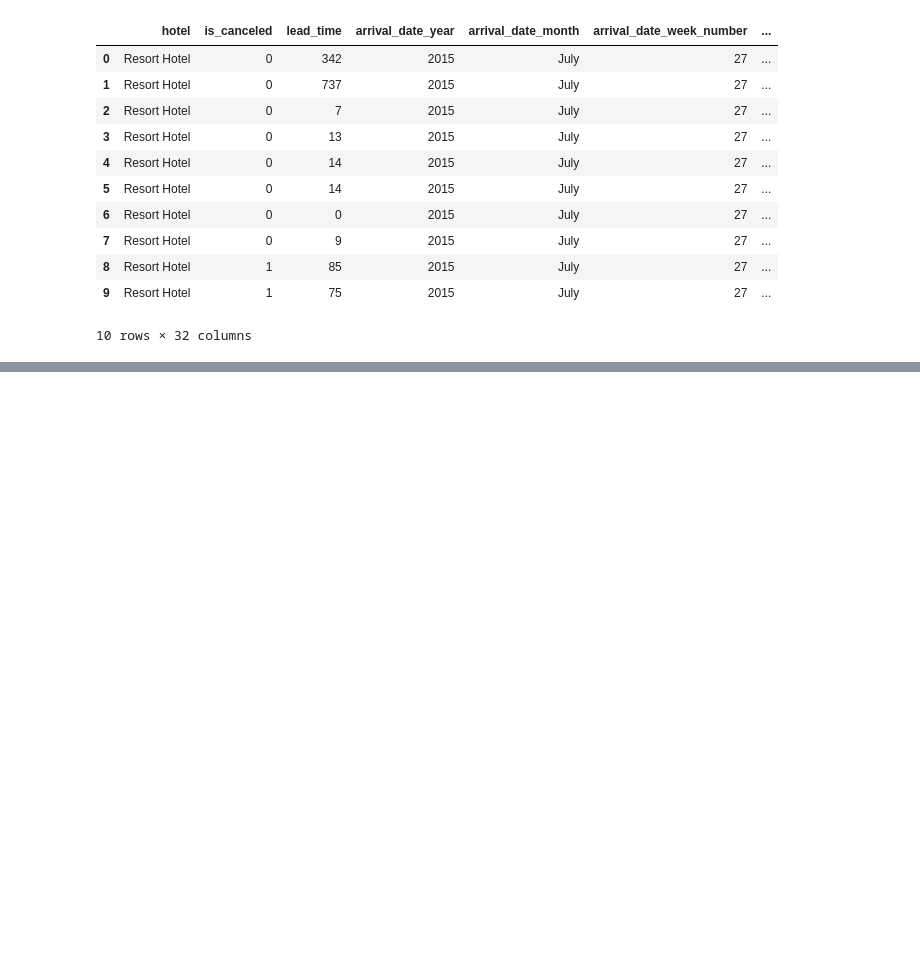
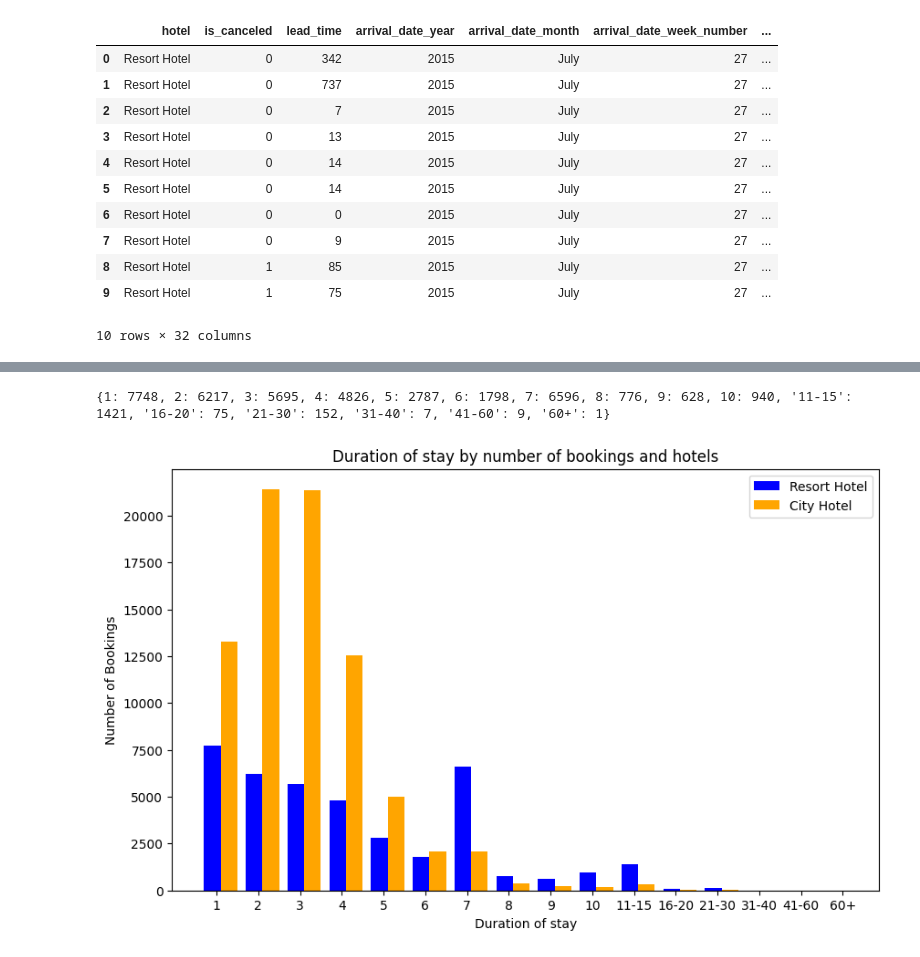
Before and after one commit to Catrex90/TechsLabTeam2, a Jupyter notebook: Code/Cara_duration_of_stay.ipynb, the cells around one changed output, grey strips where cells are left out. Cells and saved outputs as stored; diff of their text form; code cells hidden in the pictures; blank space fills up the shorter version.

Commit message:
Graph verbessert und angepasst

```diff
--- a/Code/Cara_duration_of_stay.ipynb
+++ b/Code/Cara_duration_of_stay.ipynb
@@ -21,8 +29,9 @@ df.head(10)
 | 9 | Resort Hotel | 1 | 75 | 2015 | July | 27 | ... |
 10 rows × 32 columns
 # %%
-#Tage des Aufenthalts addieren:
+#Tage des Aufenthalts addieren und cancellations rausrechnen:
 df["duration_of_stay"]= df["stays_in_weekend_nights"] + df["stays_in_week_nights"]
+df= df[df["duration_of_stay"]!=0]
 # %%
 #Spalten nach Hotels gruppieren:
 hotel_grp=df.groupby(["hotel"])
@@ -112,0 +94,49 @@ plt.show()
+# %%
+# Selber Code um das Resort Hotel zu gruppieren und dann nochmal neu auszuzählen:
+stay_resort_counts = hotel_grp.get_group("Resort Hotel")["grouped_duration"].value_counts().to_dict()
+
+# Die einzelnen Tage von 1 bis 10 sortieren:
+single_day_sorted = dict(sorted((int(key), value) for key, value in stay_resort_counts.items() if key.isdigit()))
+
+# Gruppieren der Tage in der gewünschten Reihenfolge für das City Hotel:
+group_order = ['11-15', '16-20', '21-30', '31-40', '41-60', '60+']
+grouped_day_sorted = {key: stay_resort_counts[key] for key in group_order if key in stay_resort_counts}
+
+# Verbinden der sortierten Ergebnisse
+sorted_stay_resort_grouped = {**single_day_sorted, **grouped_day_sorted}
+
+print(sorted_stay_resort_grouped)
+# %% [output]
+{1: 7748, 2: 6217, 3: 5695, 4: 4826, 5: 2787, 6: 1798, 7: 6596, 8: 776, 9: 628, 10: 940, '11-15': 1421, '16-20': 75, '21-30': 152, '31-40': 7, '41-60': 9, '60+': 1}
+# %%
+# Die sortierten Werte für Resort Hotel und City Hotel extrahieren
+x_resort = sorted_stay_resort_grouped.keys()
+y_resort = sorted_stay_resort_grouped.values()
+x_city = sorted_stay_city_grouped.keys()
+y_city = sorted_stay_city_grouped.values()
+
+# Größe der Abbildung festlegen
+plt.figure(figsize=(10, 6))  # Ändere die Zahlen entsprechend deiner Präferenz für Breite und Höhe
+
+
+# Säulendiagramm erstellen
+plt.bar(x_resort_positions,y_resort, color='blue', width=0.4, label='Resort Hotel')
+plt.bar(x_city_positions,y_city, color='orange', width=0.4, label='City Hotel')
+
+# Beschriftungen hinzufügen
+plt.xlabel('Duration of stay')
+plt.ylabel('Number of Bookings')
+plt.title('Duration of stay by number of bookings and hotels')
+#plt.xticks([pos + 0.2 for pos in range(len(x_resort) + len(x_city))], list(x_resort) + list(x_city))
+
+# Anpassung der x-Achsenbeschriftungen
+x_labels = ['1', '2', '3', '4', '5', '6', '7', '8', '9', '10', '11-15', '16-20', '21-30', '31-40', '41-60', '60+']
+plt.xticks([pos + 0.1 for pos in range(len(x_labels))], x_labels)
+
+# Legende anzeigen
+plt.legend()
+
+# Diagramm anzeigen
+plt.show()
+# %% [output]
+[figure, added]
```
Also changed, not shown: parts of 7 cells of this notebook.
